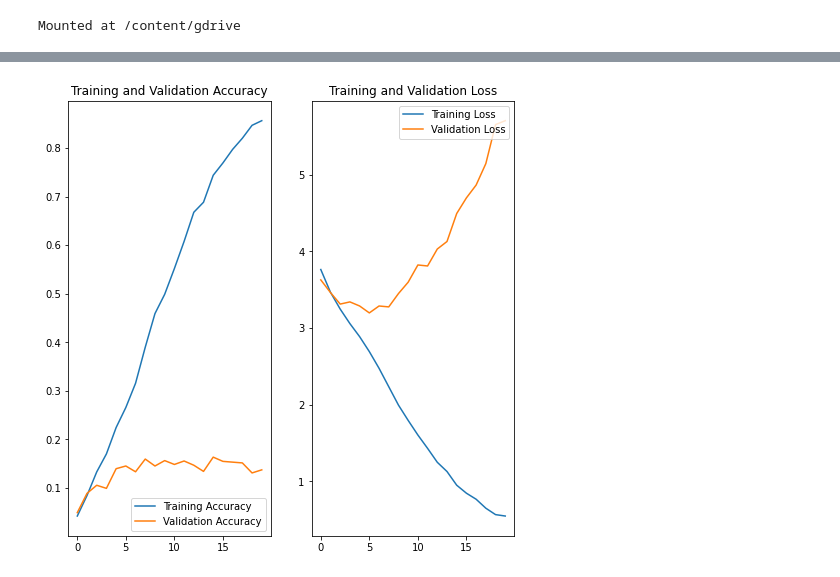
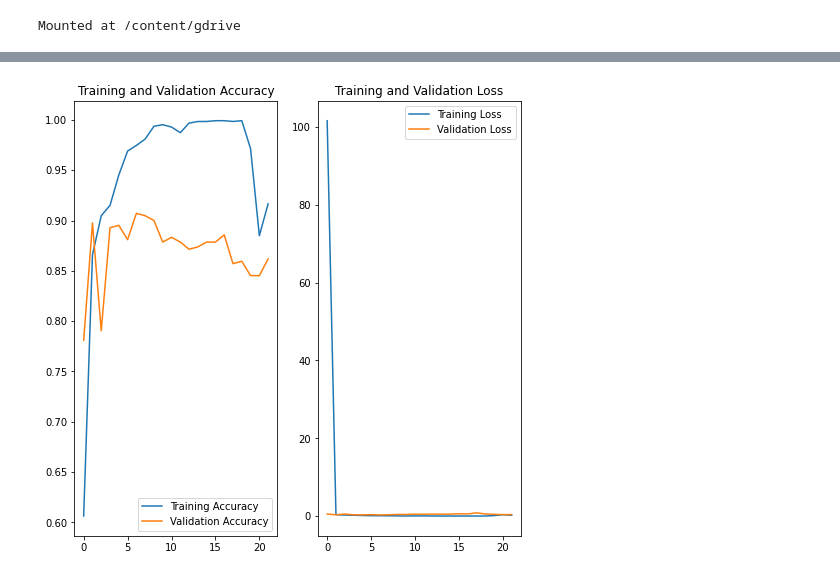
Before and after one commit to sehenaoga/image_classification, a Jupyter notebook: classifiers/DNN.ipynb, the cells around one changed output, grey strips where cells are left out. Cells and saved outputs as stored; diff of their text form; code cells hidden in the pictures.

```diff
--- a/classifiers/DNN.ipynb
+++ b/classifiers/DNN.ipynb
@@ -87,9 +87,9 @@ val_ds = val_ds.cache().prefetch(buffer_size=AUTOTUNE)
 num_classes = len(class_names)
 # layers.Rescaling(1./255, input_shape=(img_height, img_width, img_channels)),
 model = Sequential([
-  layers.Conv2D(16, 5, padding='same', activation='relu', input_shape=(img_height, img_width, img_channels)),
+  layers.Conv2D(16, 3, padding='same', activation='relu', input_shape=(img_height, img_width)),
   layers.MaxPooling2D(),
-  layers.Conv2D(32, 5, padding='same', activation='relu'),
+  layers.Conv2D(32, 3, padding='same', activation='relu'),
   layers.MaxPooling2D(),
   layers.Conv2D(64, 3, padding='same', activation='relu'),
   layers.MaxPooling2D(),
@@ -103,7 +103,7 @@ model = Sequential([
 # 1) and BN and/or dropout.
 # 2) increase network depth
 # %%
-model.compile(optimizer=keras.optimizers.Adam(learning_rate=1e-5),
+model.compile(optimizer=keras.optimizers.Adam(learning_rate=1e-3),
               loss=tf.keras.losses.SparseCategoricalCrossentropy(from_logits=True),
               metrics=['accuracy'])
 model.summary()
@@ -126,9 +126,2 @@ Trainable params: 8,397,229
 Non-trainable params: 0
 _________________________________________________________________
-# %%
-epochs=20
-history = model.fit(
-  train_ds,
-  validation_data=val_ds,
-  epochs=epochs
-)
@@ -152,0 +128,12 @@ Epoch 20/20
+# %%
+# simple early stopping
+es = tf.keras.callbacks.EarlyStopping(monitor='val_loss', mode='min', verbose=1, patience=15)
+mc = tf.keras.callbacks.ModelCheckpoint('best_model.h5', monitor='val_accuracy', mode='max', verbose=1, save_best_only=True)
+epochs=500
+history = model.fit(
+  train_ds,
+  validation_data=val_ds,
+  epochs=epochs,
+  callbacks=[es, mc]
+)
+print(len(history.history['loss']))
@@ -153,24 +178,24 @@ Epoch 20/20
 # %%
 acc = history.history['accuracy']
 val_acc = history.history['val_accuracy']
 
 loss = history.history['loss']
 val_loss = history.history['val_loss']
 
-epochs_range = range(epochs)
+epochs_range = range(len(history.history['loss']))
 
 plt.figure(figsize=(8, 8))
 plt.subplot(1, 2, 1)
 plt.plot(epochs_range, acc, label='Training Accuracy')
 plt.plot(epochs_range, val_acc, label='Validation Accuracy')
 plt.legend(loc='lower right')
 plt.title('Training and Validation Accuracy')
 
 plt.subplot(1, 2, 2)
 plt.plot(epochs_range, loss, label='Training Loss')
 plt.plot(epochs_range, val_loss, label='Validation Loss')
 plt.legend(loc='upper right')
 plt.title('Training and Validation Loss')
 plt.show()
 # %% [output]
-[figure, old version]
+[figure, new version]
```
Also changed, not shown: parts of 9 cells of this notebook.
